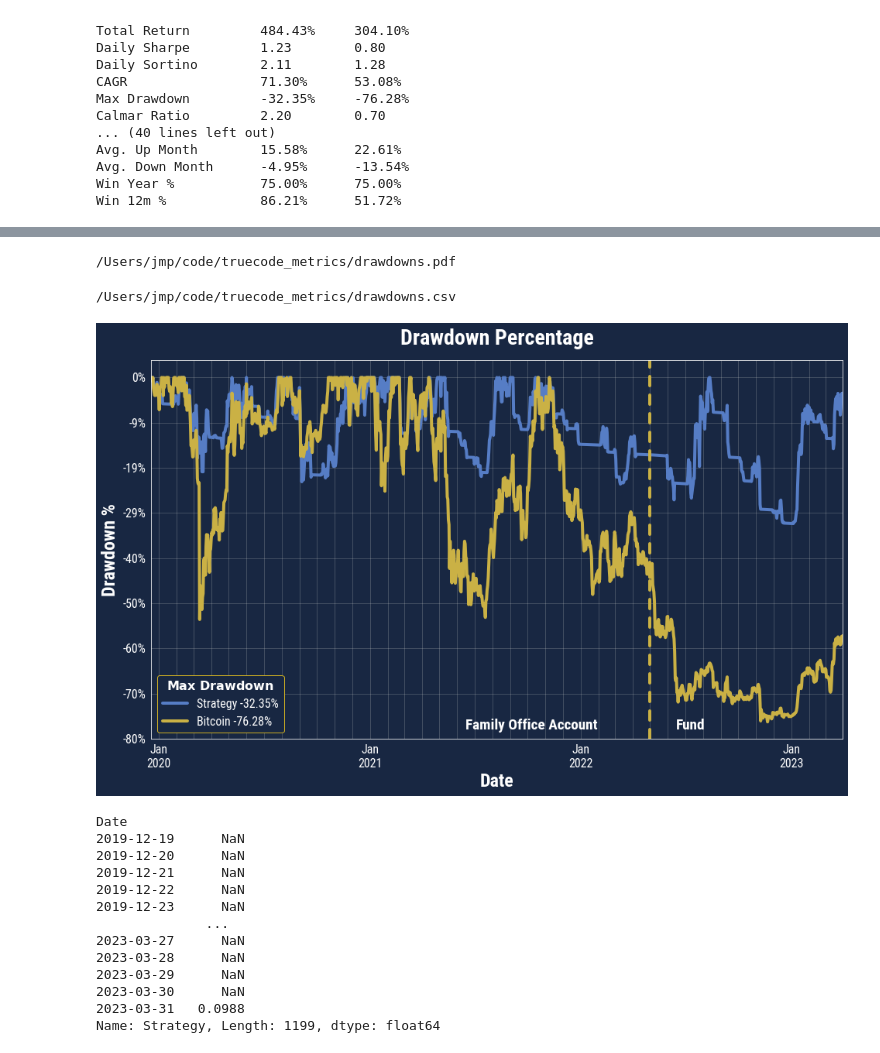
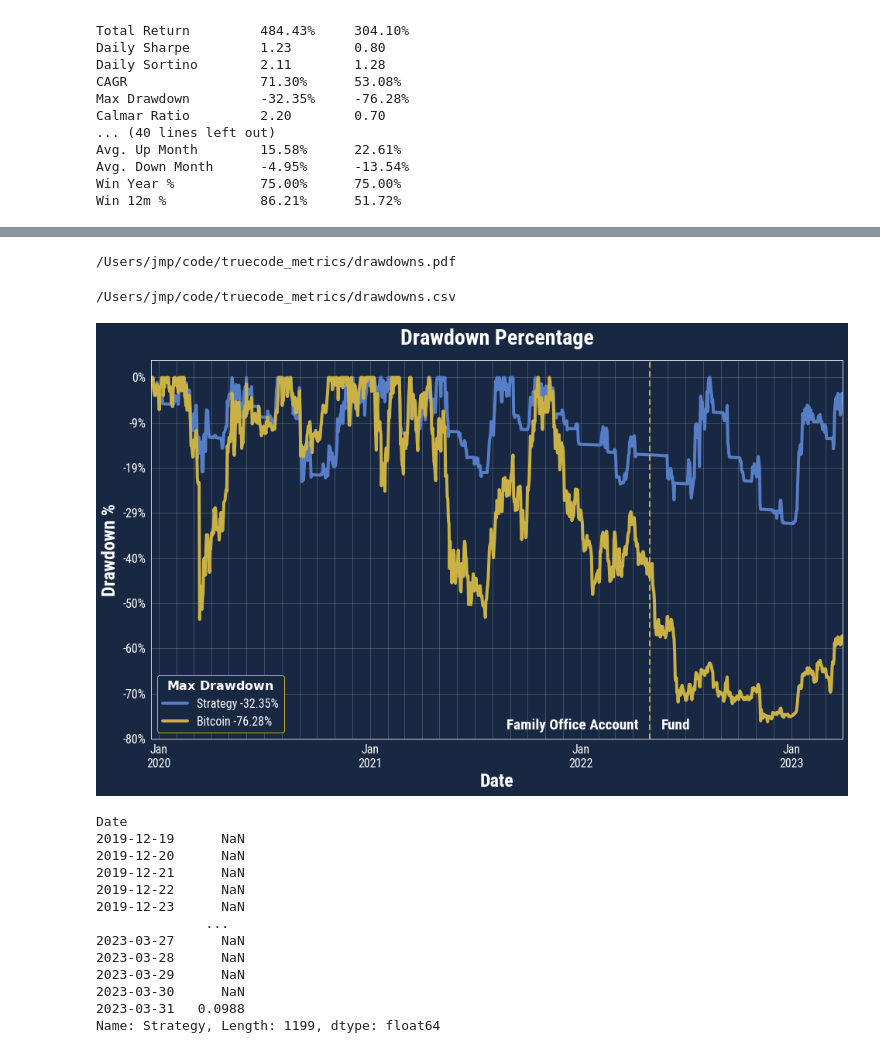
Before and after one commit to joshua-peck/truecode_metrics, a Jupyter notebook: TrueCode Metrics.ipynb, the cells around one changed output, grey strips where cells are left out. Saved outputs shown, nothing was run; the diff lists cells and outputs as text; code cells hidden in the pictures.

Commit message:
fine-tuning chart formatting

```diff
--- a/TrueCode Metrics.ipynb
+++ b/TrueCode Metrics.ipynb
@@ -263,33 +264,33 @@ Win 12m %            -           -
 # %%
 rebased_sample = ffn.rebase(prices[['Strategy', 'Bitcoin']], value=10000)
 drawdowns = rebased_sample.to_drawdown_series()
 ax = drawdowns.plot(ylabel='Drawdown %', title='Drawdown Percentage', color={'Strategy': '#567DC5', 'Bitcoin': '#CAB145'})
 rebased_drawdown_stats = rebased_sample[['Strategy', 'Bitcoin']].calc_stats()
 # rebased_drawdown_stats.display()
 strategy_max_drawdown = rebased_drawdown_stats['Strategy'].stats['max_drawdown']
 bitcoin_max_drawdown = rebased_drawdown_stats['Bitcoin'].stats['max_drawdown']
 ax.legend(('Strategy {:.2f}%'.format(strategy_max_drawdown * 100.), 'Bitcoin {:.2f}%'.format(bitcoin_max_drawdown * 100.)), loc='lower left', title=r'$\bf{Max\ Drawdown}$')
 
-ax.axvline(dt(2022, 5, 1), color='#CAB145', label="Fund", dashes=(3, 3), dash_capstyle="round")
-ax.text(dt(2022, 6, 15), -.78,'Fund', rotation=0, color='#fff', fontweight='bold', fontsize='large')
-ax.text(dt(2021, 6, 15), -.78,'Family Office Account', rotation=0, color='#fff', fontweight='bold', fontsize='large')
+ax.axvline(dt(2022, 5, 1), color='#CAB145', label="Fund", dashes=(3, 3), dash_capstyle="round", linewidth=2)
+ax.text(dt(2022, 5, 1) + timedelta(days=20), -.78,'Fund', rotation=0, color='#fff', fontweight='bold', fontsize='large')
+ax.text(dt(2022, 5, 1) - timedelta(days=20), -.78,'Family Office Account', rotation=0, color='#fff', fontweight='bold', fontsize='large', horizontalalignment='right')
 fig = ax.get_figure()
 ax.yaxis.set_major_formatter(lambda x, pos: f"{int(x * 100)}%")
 
 ax.yaxis.set_major_locator(mpl.ticker.MaxNLocator(integer=True))
 ax.xaxis.set_major_locator(mdates.MonthLocator(bymonth=range(1,13)))
 ax.xaxis.set_minor_locator(mdates.MonthLocator())
 ax.grid(True)
 
 fig.savefig('drawdowns.pdf')
 display(FileLink('drawdowns.pdf'))
 
 drawdowns.to_csv('drawdowns.csv')
 display(FileLink('drawdowns.csv'))
 # %% [output]
 /Users/jmp/code/truecode_metrics/drawdowns.pdf
 /Users/jmp/code/truecode_metrics/drawdowns.csv
-[figure, old version]
+[figure, new version]
 # %%
 # strategy_monthly_returns = prices.groupby([prices.Date.dt.year, prices.Date.dt.month])['Strategy'].apply(pd.DataFrame.pct_change, freq='M')
 strategy_monthly_returns = prices['Strategy'].pct_change(freq='M')
```
Also changed, not shown: parts of 4 cells of this notebook, 1 other file.
